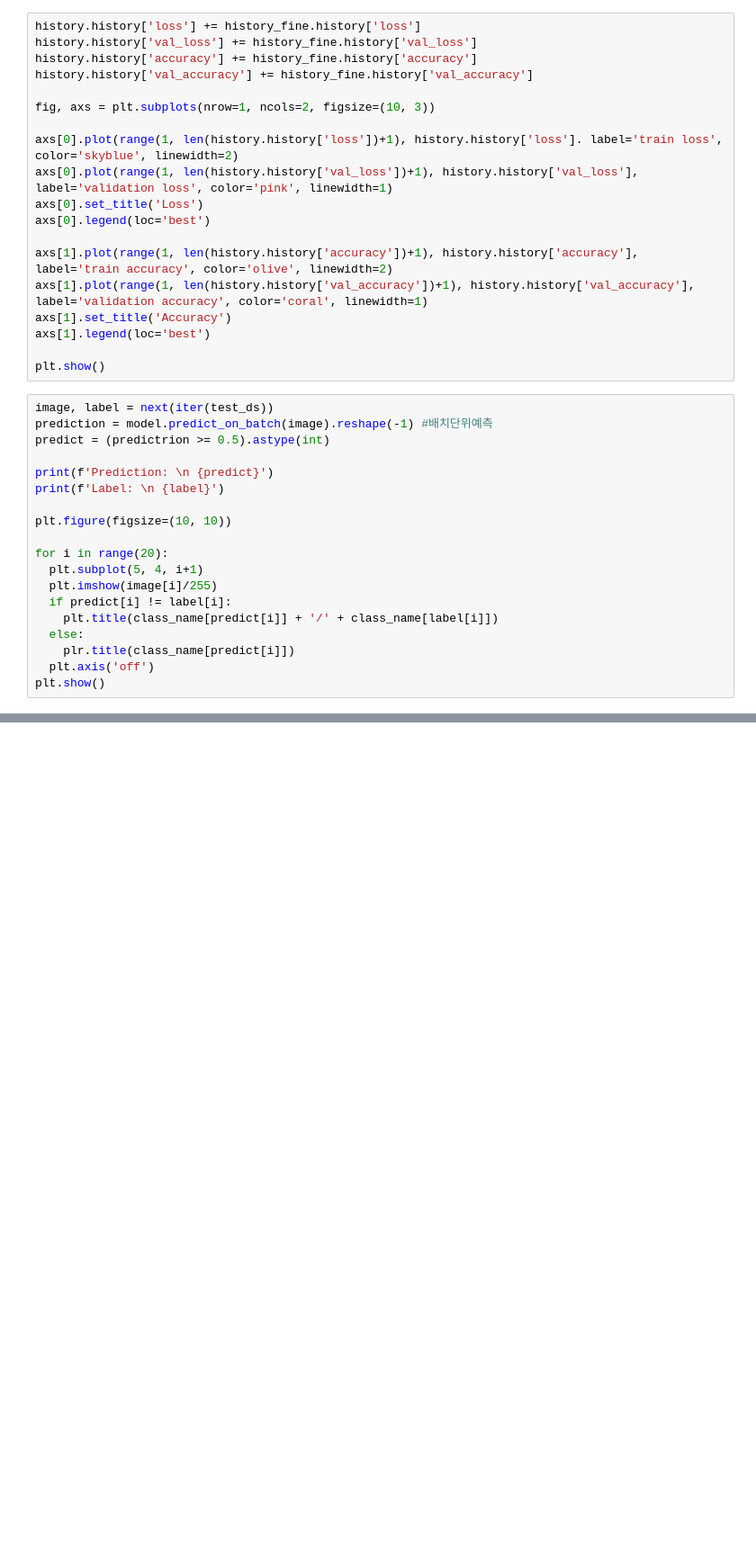
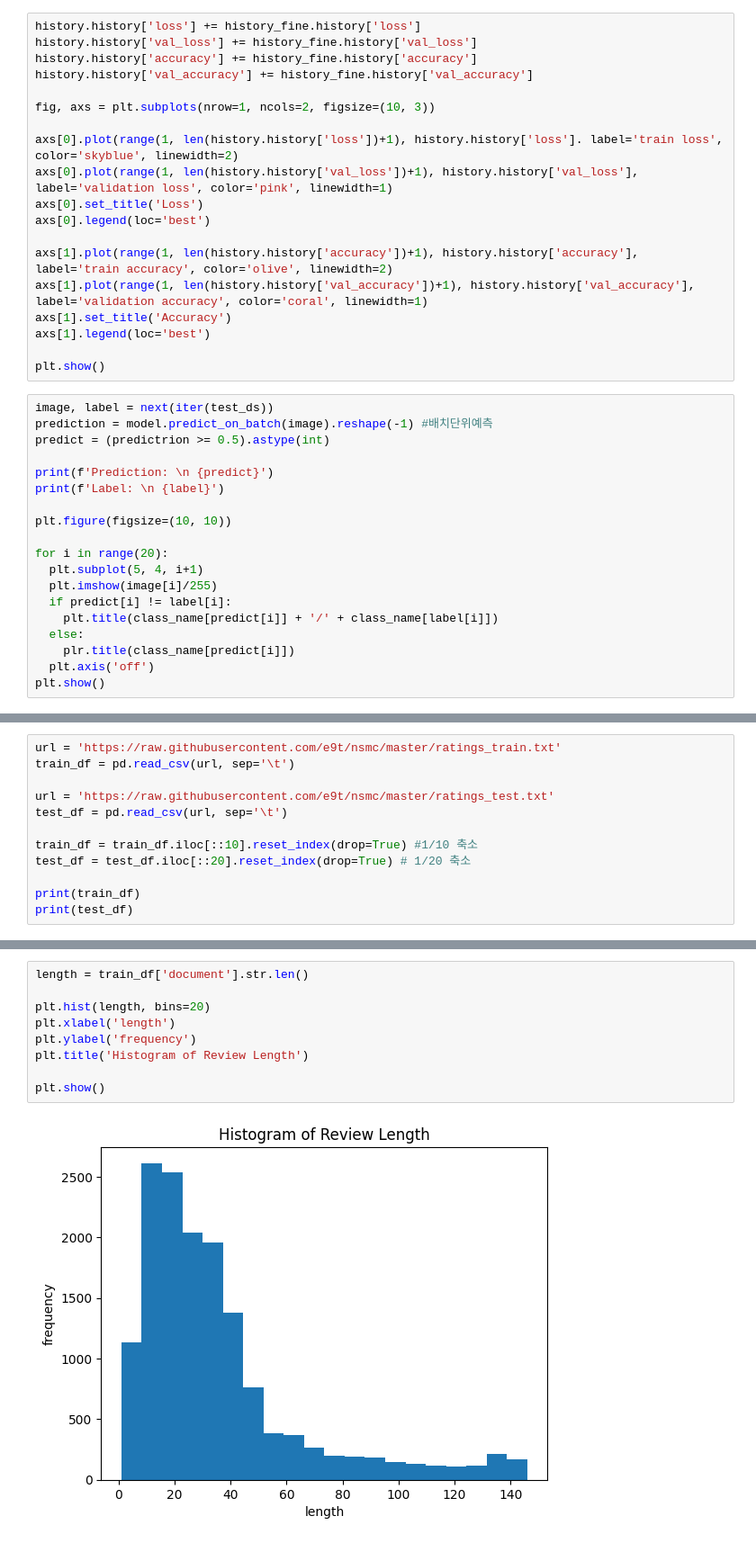
Before and after one commit to won-hj/deep-learning, a Jupyter notebook: 신경망을_활용한_딥러닝_실습.ipynb, the cells around one changed output, grey strips where cells are left out. Shown at 90% size. Cells and saved outputs as stored; diff of their text form; blank space fills up the shorter version.

```diff
--- a/신경망을_활용한_딥러닝_실습.ipynb
+++ b/신경망을_활용한_딥러닝_실습.ipynb
@@ -1989,0 +2203,12 @@ plt.show()
+# %%
+url = 'https://raw.githubusercontent.com/e9t/nsmc/master/ratings_train.txt'
+train_df = pd.read_csv(url, sep='\t')
+
+url = 'https://raw.githubusercontent.com/e9t/nsmc/master/ratings_test.txt'
+test_df = pd.read_csv(url, sep='\t')
+
+train_df = train_df.iloc[::10].reset_index(drop=True) #1/10 축소
+test_df = test_df.iloc[::20].reset_index(drop=True) # 1/20 축소
+
+print(train_df)
+print(test_df)
@@ -1989,0 +2263,11 @@ plt.show()
+# %%
+length = train_df['document'].str.len()
+
+plt.hist(length, bins=20)
+plt.xlabel('length')
+plt.ylabel('frequency')
+plt.title('Histogram of Review Length')
+
+plt.show()
+# %% [output]
+[figure, added]
```
Also changed, not shown: parts of 37 cells of this notebook.
